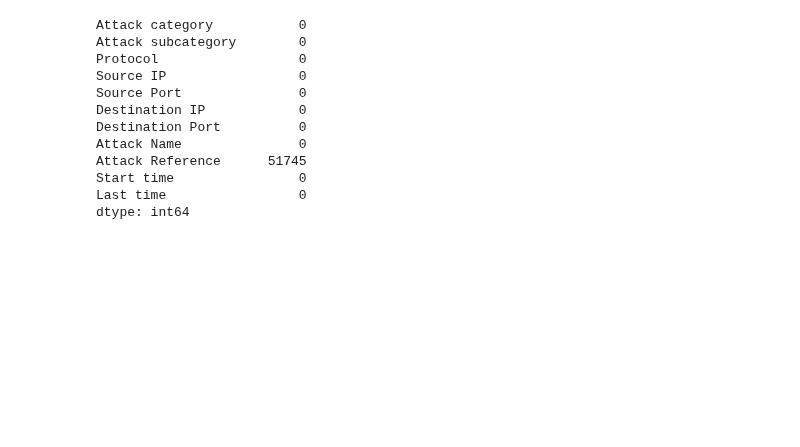
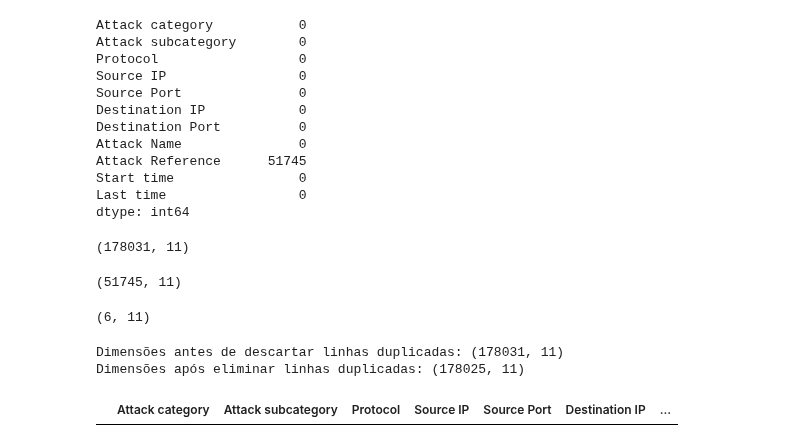
Before and after one commit to EddyGiusepe/Cyber_Security_1, a Jupyter notebook: CyberSecurity_Kaggle.ipynb, the cells around one changed output. Saved outputs shown, nothing was run; the diff lists cells and outputs as text; code cells hidden in the pictures; blank space fills up the shorter version.

```diff
--- a/CyberSecurity_Kaggle.ipynb
+++ b/CyberSecurity_Kaggle.ipynb
@@ -183,3 +183,29 @@ Attack Reference      51745
 Start time                0
 Last time                 0
 dtype: int64
+# %%
+df.shape
+# %% [output]
+(178031, 11)
+# %%
+df[pd.isnull(df).any(axis=1)].shape
+# %% [output]
+(51745, 11)
+# %%
+# Vejamos quantas linhas duplicadas temos
+# A seguir eliminaremos essas linhas duplicadas
+
+df[df.duplicated()].shape # Temos 6 linhas duplicadas
+# %% [output]
+(6, 11)
+# %%
+print('Dimensões antes de descartar linhas duplicadas: ' + str(df.shape))
+df = df.drop(df[df.duplicated()].index)
+print('Dimensões após eliminar linhas duplicadas: ' + str(df.shape))
+# %% [output]
+Dimensões antes de descartar linhas duplicadas: (178031, 11)
+Dimensões após eliminar linhas duplicadas: (178025, 11)
+# %%
+df[df.duplicated()]
+# %% [output]
+|  | Attack category | Attack subcategory | Protocol | Source IP | Source Port | Destination IP | ... |
```
Also changed, not shown: parts of 3 cells of this notebook.
